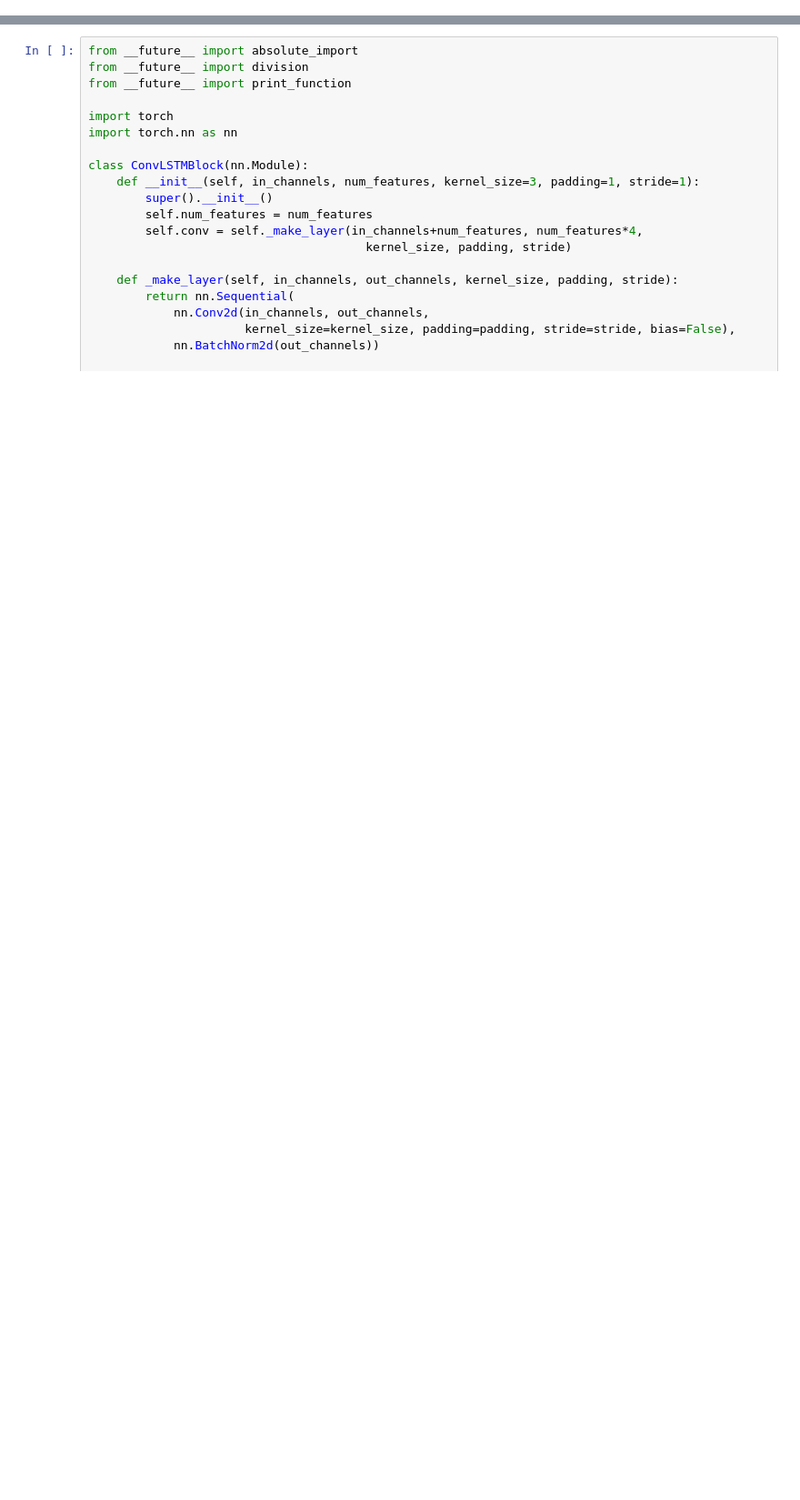
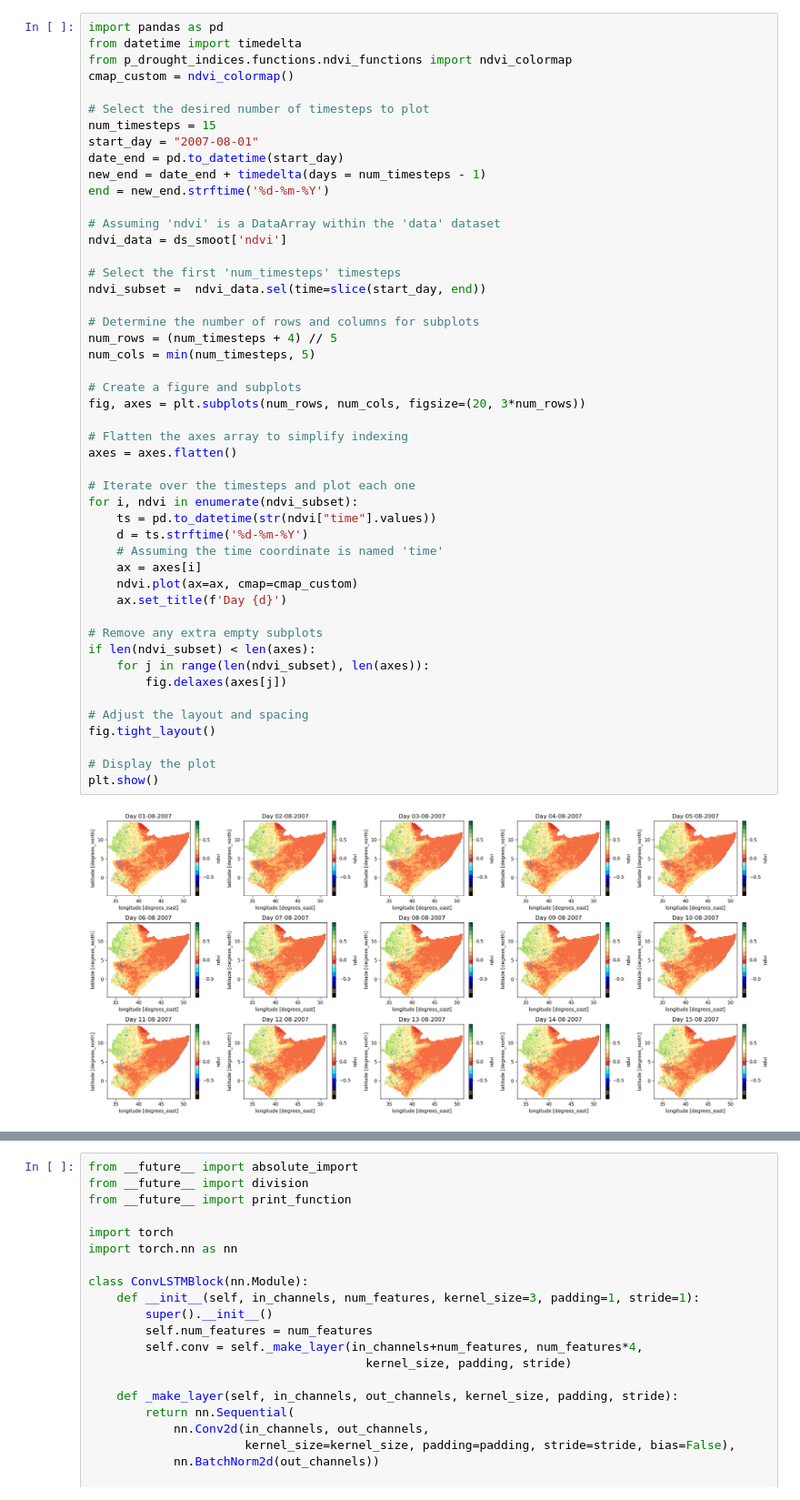
Before and after one commit to Riccardo7-DS/Indices_analysis, a Jupyter notebook: notebooks/model.ipynb, the cells around one changed output, grey strips where cells are left out. Shown at 91% size. Drawn from its saved outputs; the diff is of its cells as text; blank space fills up the shorter version.

```diff
--- a/notebooks/model.ipynb
+++ b/notebooks/model.ipynb
@@ -1,3 +29,53 @@
+# %%
+import pandas as pd
+from datetime import timedelta
+from p_drought_indices.functions.ndvi_functions import ndvi_colormap
+cmap_custom = ndvi_colormap()
+
+# Select the desired number of timesteps to plot
+num_timesteps = 15
+start_day = "2007-08-01"
+date_end = pd.to_datetime(start_day)
+new_end = date_end + timedelta(days = num_timesteps - 1)
+end = new_end.strftime('%d-%m-%Y')
+
+# Assuming 'ndvi' is a DataArray within the 'data' dataset
+ndvi_data = ds_smoot['ndvi']
+
+# Select the first 'num_timesteps' timesteps
+ndvi_subset =  ndvi_data.sel(time=slice(start_day, end))
+
+# Determine the number of rows and columns for subplots
+num_rows = (num_timesteps + 4) // 5
+num_cols = min(num_timesteps, 5)
+
+# Create a figure and subplots
+fig, axes = plt.subplots(num_rows, num_cols, figsize=(20, 3*num_rows))
+
+# Flatten the axes array to simplify indexing
+axes = axes.flatten()
+
+# Iterate over the timesteps and plot each one
+for i, ndvi in enumerate(ndvi_subset):
+    ts = pd.to_datetime(str(ndvi["time"].values))
+    d = ts.strftime('%d-%m-%Y')
+    # Assuming the time coordinate is named 'time'
+    ax = axes[i]
+    ndvi.plot(ax=ax, cmap=cmap_custom)
+    ax.set_title(f'Day {d}')
+
+# Remove any extra empty subplots
+if len(ndvi_subset) < len(axes):
+    for j in range(len(ndvi_subset), len(axes)):
+        fig.delaxes(axes[j])
+
+# Adjust the layout and spacing
+fig.tight_layout()
+
+# Display the plot
+plt.show()
+# %% [output]
+[figure, added]
 # %%
 import xarray as xr
 import numpy as np
```
Also changed, not shown: parts of 4 cells of this notebook, 12 other files.
